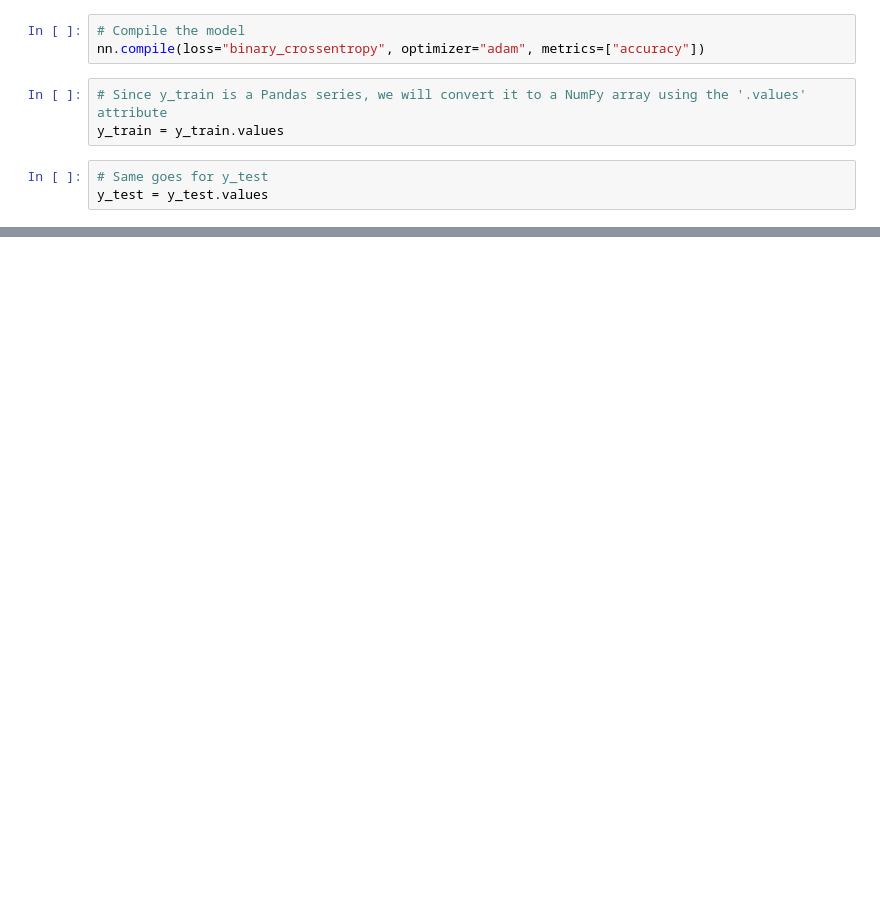
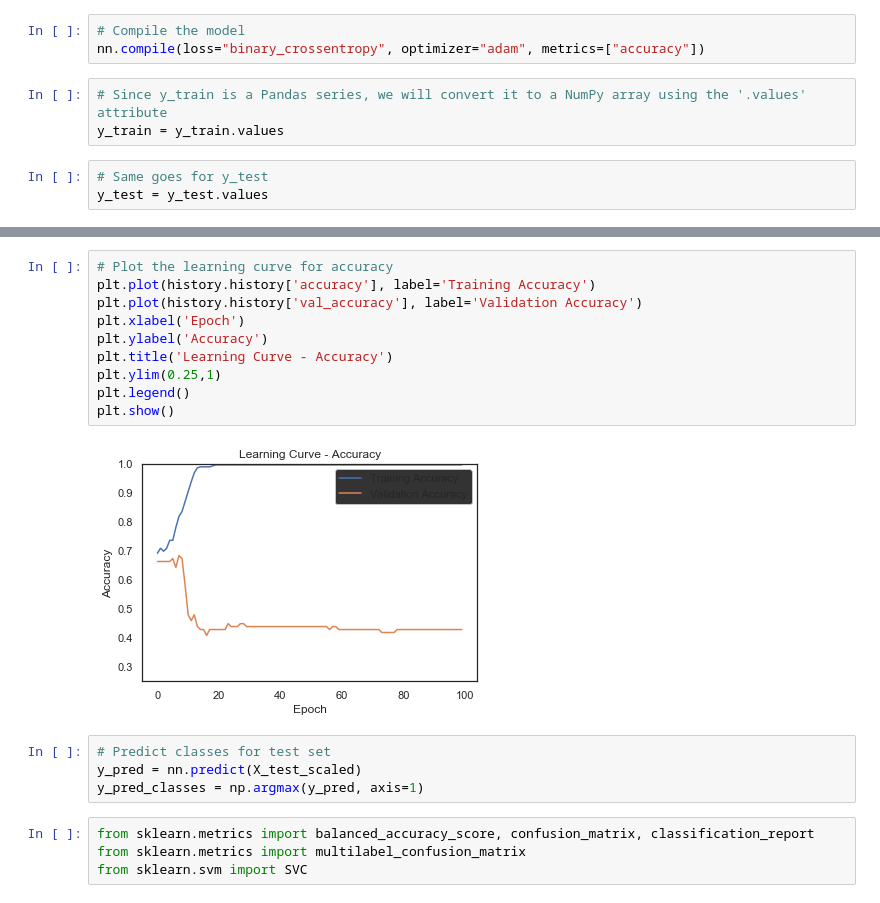
Before and after one commit to MDCummings86/Loan_Application_Data, a Jupyter notebook: LoanApp.ipynb, the cells around one changed output, grey strips where cells are left out. Drawn from its saved outputs; the diff is of its cells as text; blank space fills up the shorter version.

```diff
--- a/LoanApp.ipynb
+++ b/LoanApp.ipynb
@@ -296,0 +313,20 @@ Loss: 1.0512488028224634, Accuracy: 0.6224489808082581
+# %%
+# Plot the learning curve for accuracy
+plt.plot(history.history['accuracy'], label='Training Accuracy')
+plt.plot(history.history['val_accuracy'], label='Validation Accuracy')
+plt.xlabel('Epoch')
+plt.ylabel('Accuracy')
+plt.title('Learning Curve - Accuracy')
+plt.ylim(0.25,1)
+plt.legend()
+plt.show()
+# %% [output]
+[figure, added]
+# %%
+# Predict classes for test set
+y_pred = nn.predict(X_test_scaled)
+y_pred_classes = np.argmax(y_pred, axis=1)
+# %%
+from sklearn.metrics import balanced_accuracy_score, confusion_matrix, classification_report
+from sklearn.metrics import multilabel_confusion_matrix
+from sklearn.svm import SVC
```
Also changed, not shown: parts of 9 cells of this notebook, 1 other file.
